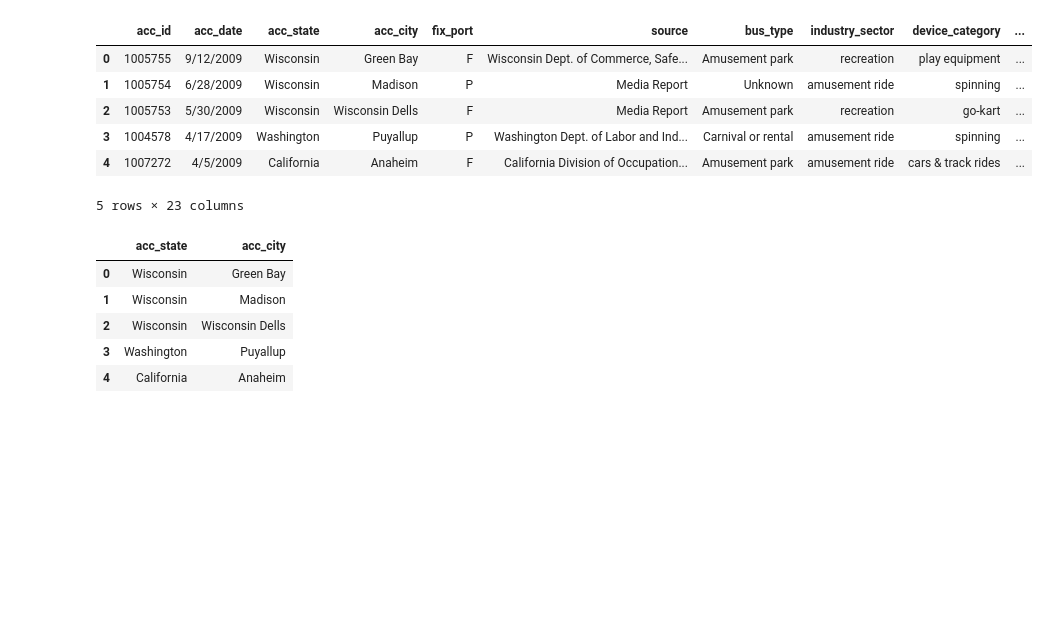
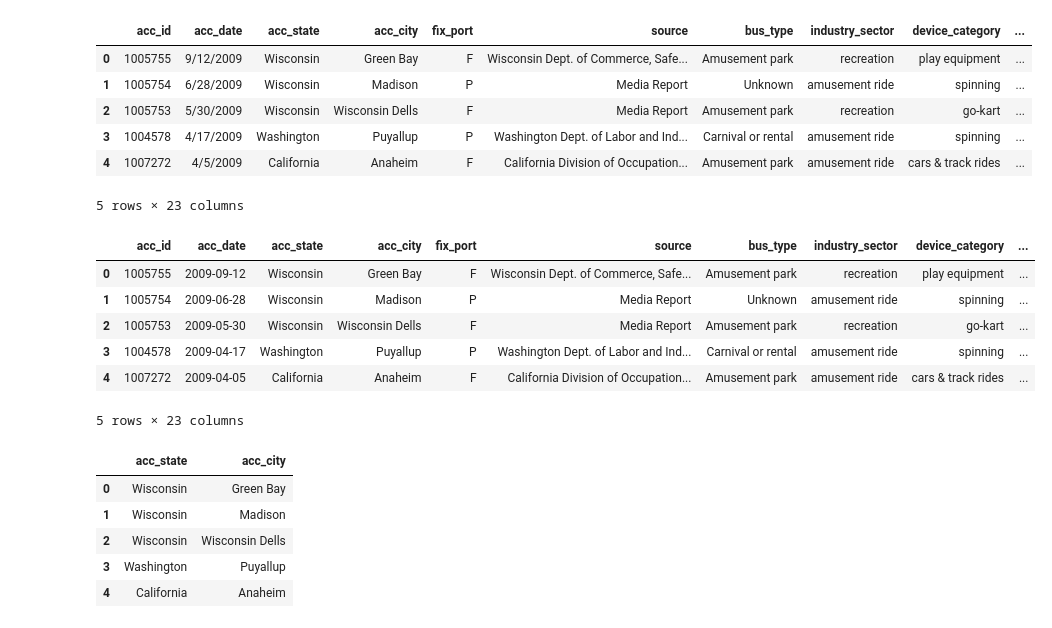
Before and after one commit to mdaxc6/amusement-park-saftey-analysis, a Jupyter notebook: static/python/data_formatting.ipynb, the cells around one changed output. Saved outputs shown, nothing was run; the diff lists cells and outputs as text; code cells hidden in the pictures; blank space fills up the shorter version.

```diff
--- a/static/python/data_formatting.ipynb
+++ b/static/python/data_formatting.ipynb
@@ -88,3 +90,13 @@ df.head()
+# %%
+df.head()
+# %% [output]
+|  | acc_id | acc_date | acc_state | acc_city | fix_port | source | bus_type | industry_sector | device_category | ... |
+| 0 | 1005755 | 2009-09-12 | Wisconsin | Green Bay | F | Wisconsin Dept. of Commerce, Safe... | Amusement park | recreation | play equipment | ... |
+| 1 | 1005754 | 2009-06-28 | Wisconsin | Madison | P | Media Report | Unknown | amusement ride | spinning | ... |
+| 2 | 1005753 | 2009-05-30 | Wisconsin | Wisconsin Dells | F | Media Report | Amusement park | recreation | go-kart | ... |
+| 3 | 1004578 | 2009-04-17 | Washington | Puyallup | P | Washington Dept. of Labor and Ind... | Carnival or rental | amusement ride | spinning | ... |
+| 4 | 1007272 | 2009-04-05 | California | Anaheim | F | California Division of Occupation... | Amusement park | amusement ride | cars & track rides | ... |
+5 rows × 23 columns
 # %%
 unique_cities = df["acc_city"].unique()
 
```
Also changed, not shown: parts of 3 cells of this notebook, 1 other file.
